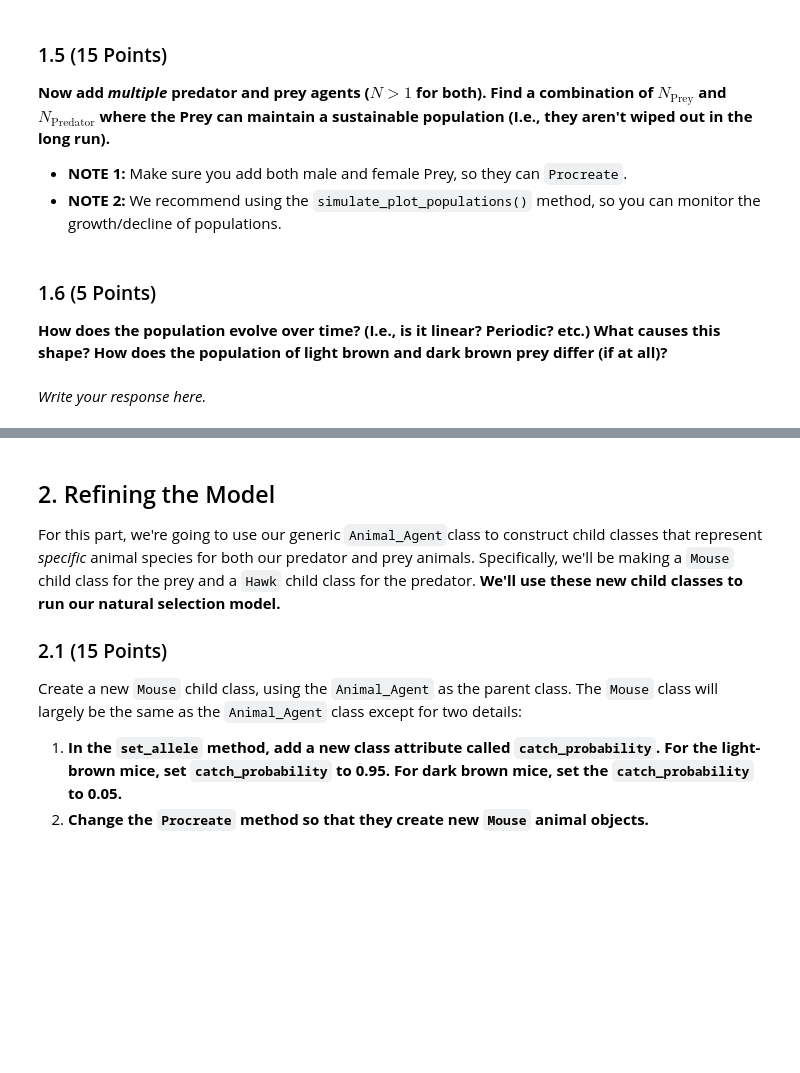
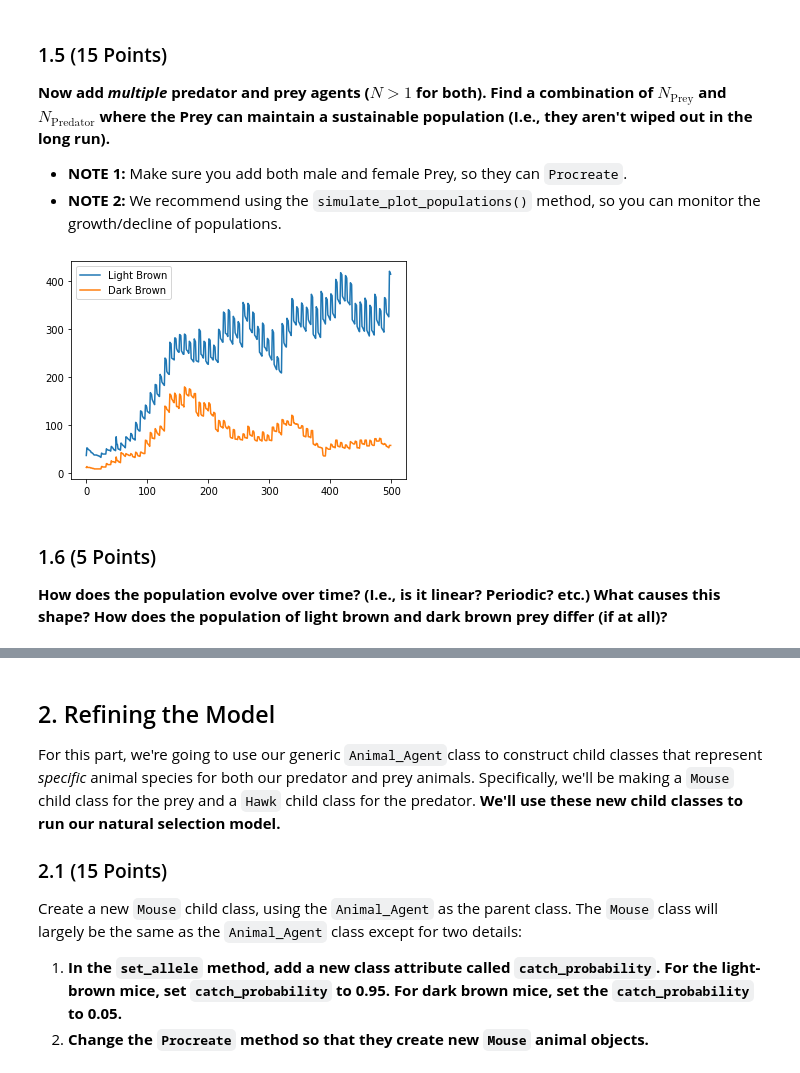
Before and after one commit to coope494/CMSE202-s23-turnin, a Jupyter notebook: HW3_ABMs_STUDENT.ipynb, the cells around one changed output, grey strips where cells are left out. Drawn from its saved outputs; the diff is of its cells as text; code cells hidden in the pictures; blank space fills up the shorter version.

```diff
--- a/HW3_ABMs_STUDENT.ipynb
+++ b/HW3_ABMs_STUDENT.ipynb
@@ -96,6 +120,29 @@ Construct a new `Environment` object and a new `Animal_Agent` object. Specify th
+# %%
+Nprey = 50
+Npredator = 3
+time = 1
+step = 500
+
+env = Environment.Environment()
+
+for i in range(Nprey):
+    sex = np.random.randint(0, 2)
+    if sex == 0:
+        prey = Animal_Agent_Class.Animal_Agent(sex="M")
+    else:
+        prey = Animal_Agent_Class.Animal_Agent(sex="F")
+    prey.set_allele(np.random.randint(0, 2), np.random.randint(0, 2))
+    env.add_agent(prey)
+
+for i in range(Npredator):
+    predator = Animal_Agent_Class.Animal_Agent(ptype = 'Predator', shape = 'P', color = 'red')
+    env.add_agent(predator)
+
+for i in range(time):
+    env.simulate_plot_populations(step)
+# %% [output]
+[figure, added]
 # %% [markdown]
 ### 1.6 (5 Points)
 
 **How does the population evolve over time? (I.e., is it linear? Periodic? etc.) What causes this shape? How does the population of light brown and dark brown prey differ (if at all)?**
-# %% [markdown]
-*Write your response here.*
```
Also changed, not shown: parts of 24 cells of this notebook, 1 other file.
